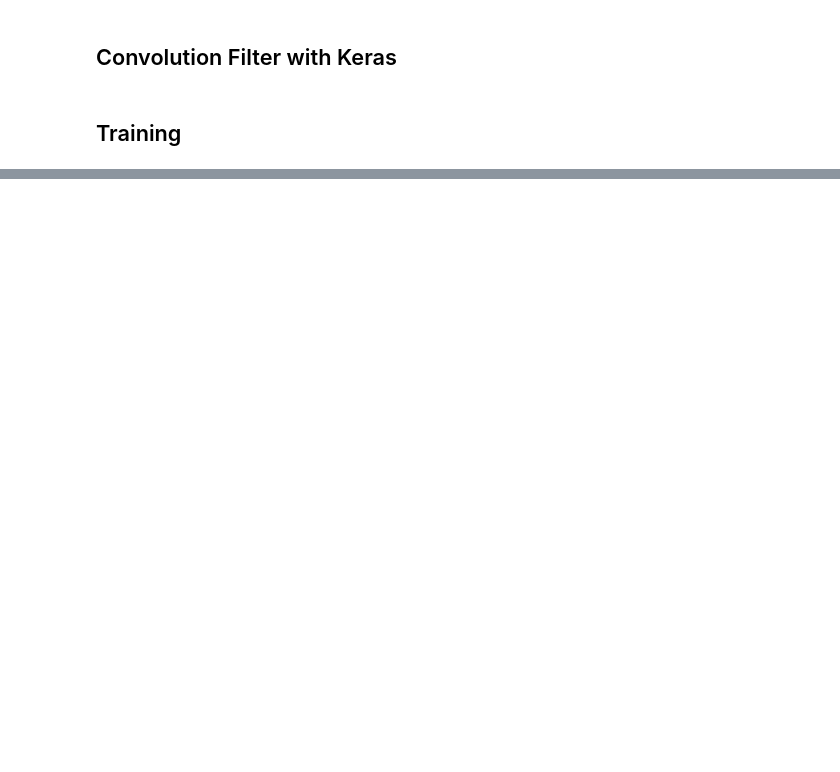
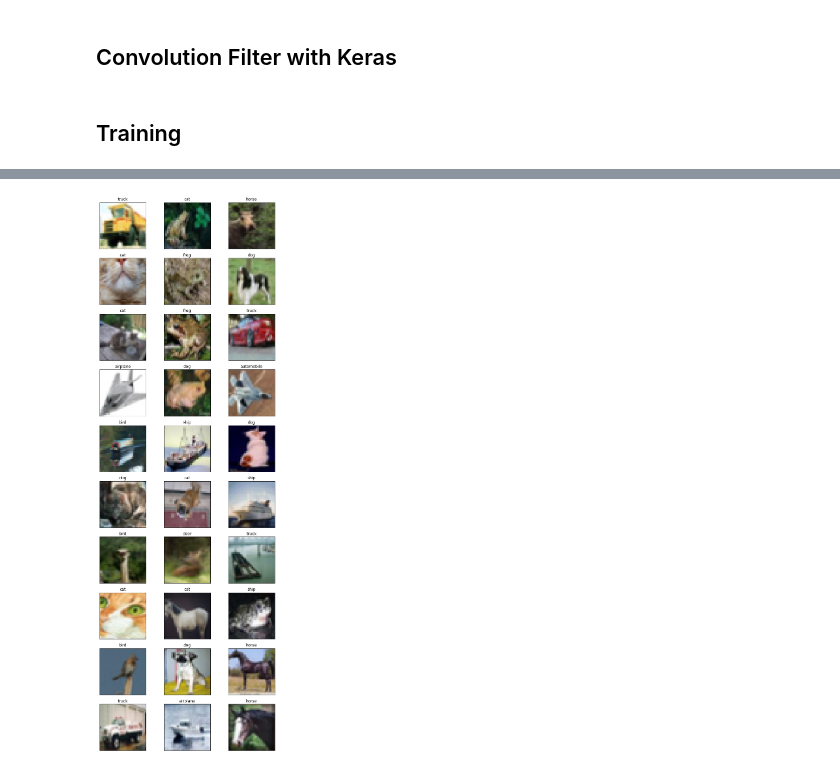
Before and after one commit to skim0119/DeepLearning_Notes, a Jupyter notebook: 6.3 CIFAR10 Classifier - Convolution Network (Keras).ipynb, the cells around one changed output, grey strips where cells are left out. Drawn from its saved outputs; the diff is of its cells as text; code cells hidden in the pictures; blank space fills up the shorter version.

```diff
--- a/6.3 CIFAR10 Classifier - Convolution Network (Keras).ipynb
+++ b/6.3 CIFAR10 Classifier - Convolution Network (Keras).ipynb
@@ -20,8 +20,10 @@
 import keras
 
 conv1_nKernel=32
+conv2_nKernel=64
 dense1_output=64
 dense2_output=10
+nCategories = 10
 # %% [markdown]
 ## Prepare CIFAR Dataset
 - Dataset of 50,000 32x32 color training images, labeled over 10 categories, and 10,000 test images.
@@ -77,14 +72,20 @@ from keras import backend as K
 model = Sequential()
 
 # First Convolution Layer (32 kernels)
-model.add(Conv2D(conv1_nKernel, input_shape=(28,28,1),
+model.add(Conv2D(conv1_nKernel, input_shape=(32,32,3),
+                 kernel_size=(3,3),
+                 padding='SAME',
+                 activation='relu',
+                 kernel_initializer = 'truncated_normal'
+                ))
+model.add(Conv2D(conv2_nKernel,
                  kernel_size=(3,3),
                  padding='SAME',
                  activation='relu',
                  kernel_initializer = 'truncated_normal'
                 ))
 
-# Poolo
+# Pool
 model.add(MaxPooling2D(pool_size=(2,2)))
 model.add(Dropout(0.25))
 model.add(Flatten())
@@ -106,6 +107,6 @@ model.compile(loss='categorical_crossentropy',
 # %% [markdown]
 ## Training
 # %%
-model.fit(x_train.reshape(-1,28,28,1), y_train, batch_size=100, epochs=10, verbose=1)
+model.fit(x_train.reshape(-1,32,32,3), y_train, batch_size=100, epochs=10, verbose=1)
 # %% [output]
 Epoch 1/10
@@ -136,0 +140,29 @@ loss: 0.040704571085236965 accuracy: 0.9871
+# %%
+import matplotlib.pyplot as plt
+import numpy as np
+
+nShowSample = 30
+names = {0:'airplane',1:'automobile',2:'bird',3:'cat',4:'deer',5:'dog',6:'frog',7:'horse',8:'ship',9:'truck'}
+
+sampleInd = np.random.choice(x_test.shape[0], nShowSample)
+
+x_sample = x_sample = x_test[sampleInd]
+y_sample = y_sample = y_test[sampleInd]
+
+pred = model.predict(x_sample.reshape(-1,32,32,3))
+
+nCol = 3
+nRow = int(nShowSample/nCol)+1
+w, h = 3, 3
+fig = plt.figure(figsize=( (nCol*w)+1, (nRow*h)+1))
+
+for i in range(nShowSample):
+    subplot = fig.add_subplot(nRow, nCol, i+1)
+    subplot.set_xticks([])
+    subplot.set_yticks([])
+    predictedInd = np.argmax(pred[i])
+    subplot.set_title('%s' % names[predictedInd])
+    subplot.imshow(x_sample[i].reshape(32,32,3), vmin=0, vmax=1,
+                 interpolation='nearest')
+# %% [output]
+[figure, added]
```
Also changed, not shown: parts of 7 cells of this notebook.
